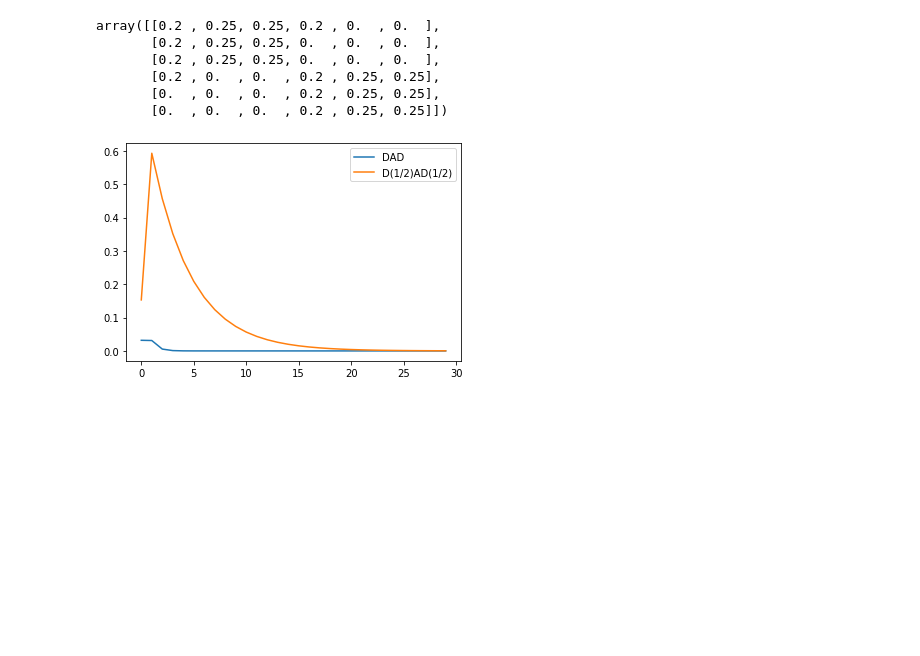
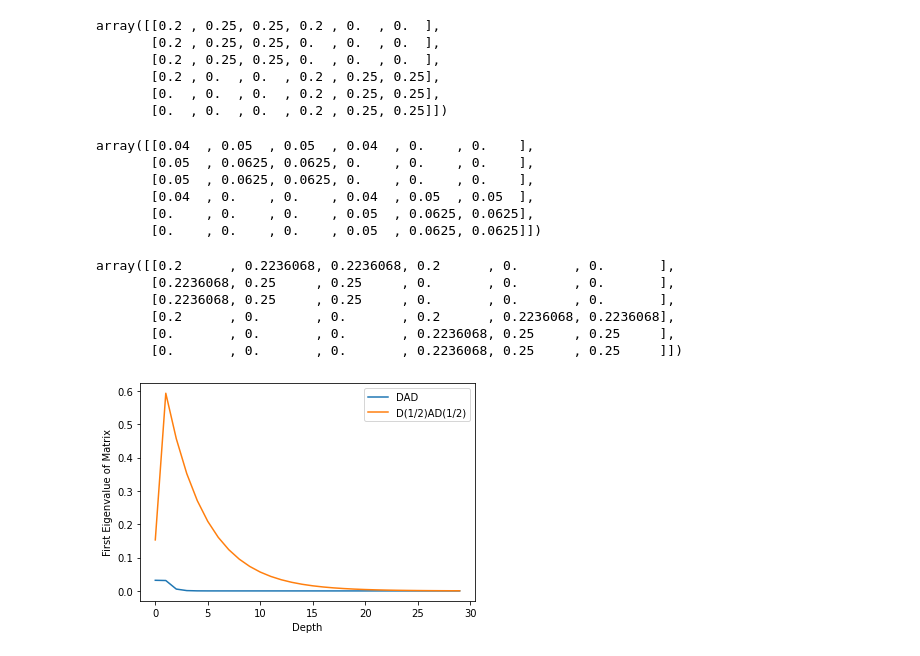
Before and after one commit to comojin1994/GCN, a Jupyter notebook: GCN_tutorial.ipynb, the cells around one changed output. Saved outputs shown, nothing was run; the diff lists cells and outputs as text; code cells hidden in the pictures; blank space fills up the shorter version.

```diff
--- a/GCN_tutorial.ipynb
+++ b/GCN_tutorial.ipynb
@@ -330,6 +353,24 @@ array([[0.2 , 0.25, 0.25, 0.2 , 0.  , 0.  ],
        [0.2 , 0.  , 0.  , 0.2 , 0.25, 0.25],
        [0.  , 0.  , 0.  , 0.2 , 0.25, 0.25],
        [0.  , 0.  , 0.  , 0.2 , 0.25, 0.25]])
+# %%
+np.matmul(D_inv, A_hat).dot(D_inv)
+# %% [output]
+array([[0.04  , 0.05  , 0.05  , 0.04  , 0.    , 0.    ],
+       [0.05  , 0.0625, 0.0625, 0.    , 0.    , 0.    ],
+       [0.05  , 0.0625, 0.0625, 0.    , 0.    , 0.    ],
+       [0.04  , 0.    , 0.    , 0.04  , 0.05  , 0.05  ],
+       [0.    , 0.    , 0.    , 0.05  , 0.0625, 0.0625],
+       [0.    , 0.    , 0.    , 0.05  , 0.0625, 0.0625]])
+# %%
+D_half_norm.dot(A_hat).dot(D_half_norm)
+# %% [output]
+array([[0.2      , 0.2236068, 0.2236068, 0.2      , 0.       , 0.       ],
+       [0.2236068, 0.25     , 0.25     , 0.       , 0.       , 0.       ],
+       [0.2236068, 0.25     , 0.25     , 0.       , 0.       , 0.       ],
+       [0.2      , 0.       , 0.       , 0.2      , 0.2236068, 0.2236068],
+       [0.       , 0.       , 0.       , 0.2236068, 0.25     , 0.25     ],
+       [0.       , 0.       , 0.       , 0.2236068, 0.25     , 0.25     ]])
 # %%
 DAD_result = []
 DAD = np.matmul(D_inv, A_hat).dot(D_inv)
@@ -347,7 +388,9 @@ for i in range(30):
 # %%
 plt.plot(DAD_result, label='DAD')
 plt.plot(D2AD2_result, label='D(1/2)AD(1/2)')
+plt.ylabel('First Eigenvalue of Matrix')
+plt.xlabel('Depth')
 plt.legend()
 plt.show()
 # %% [output]
-[figure, old version]
+[figure, new version]
```
Also changed, not shown: parts of 4 cells of this notebook.
